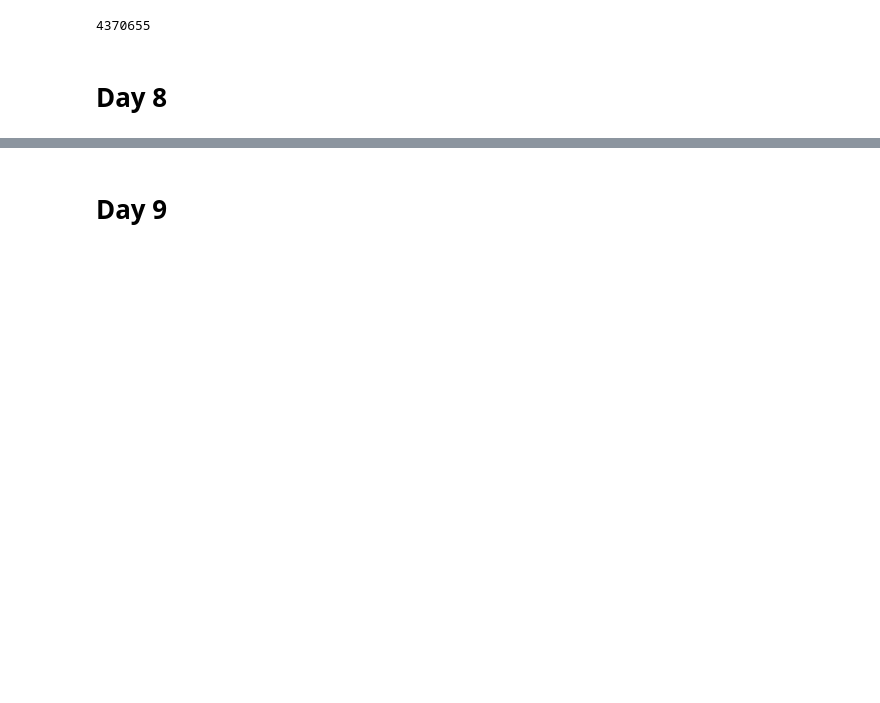
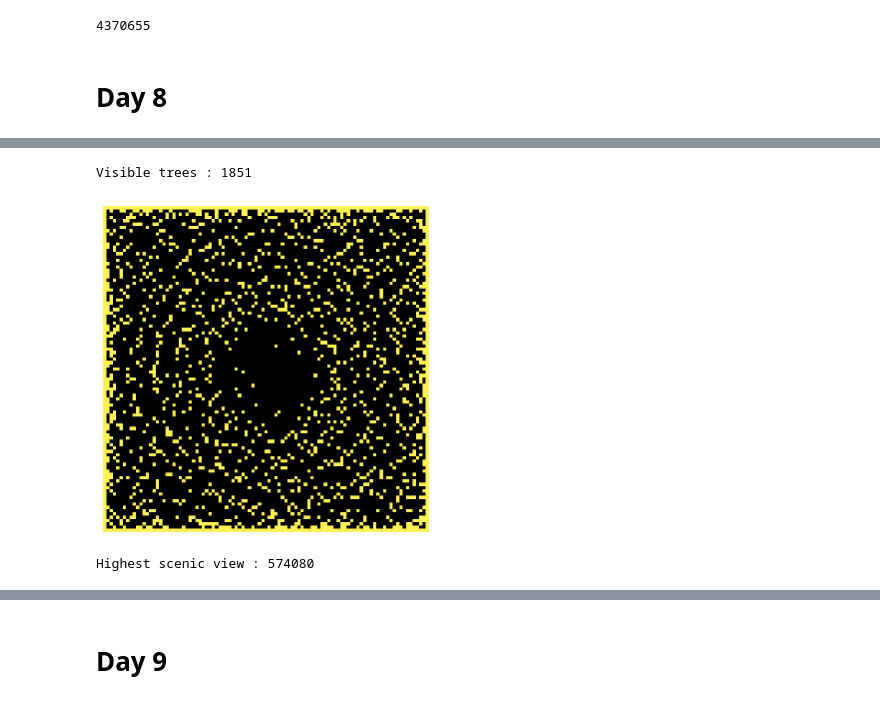
Before and after one commit to acpetit/AoC2022, a Jupyter notebook: AoC2022.ipynb, the cells around one changed output, grey strips where cells are left out. Drawn from its saved outputs; the diff is of its cells as text; code cells hidden in the pictures; blank space fills up the shorter version.

```diff
--- a/AoC2022.ipynb
+++ b/AoC2022.ipynb
@@ -261,0 +283,45 @@ min(map(Dir.size,bigdir))
+# %%
+visible = np.zeros_like(forestpad,dtype=bool)
+for k in range(1,forestpad.shape[0]-1):
+    htreeE = forestpad[:,:k].max(axis=1)
+    htreeW = forestpad[:,k+1:].max(axis=1)
+    visible[:,k] = visible[:,k] | (forestpad[:,k]>np.minimum(htreeE,htreeW))
+for k in range(1,forestpad.shape[1]-1):
+    htreeN = forestpad[:k].max(axis=0)
+    htreeS = forestpad[k+1:].max(axis=0)
+    visible[k] = visible[k] | (forestpad[k]>np.minimum(htreeN,htreeS))
+# %%
+fig,ax = plt.subplots(figsize=(6,6))
+ax.imshow(visible[1:-1,1:-1],cmap="cmr.eclipse",)
+ax.axis('off')
+print(f"Visible trees : {visible.sum()}")
+# %% [output]
+Visible trees : 1851
+[figure, added]
+# %%
+scenicview = np.pad(np.ones_like(forest[1:-1,1:-1],dtype=int),1)
+for k in range(1,forest.shape[1]-1):
+    treeE =forest[:,k,np.newaxis] <= forest[:,k::-1]
+    treeE[:,0]=False
+    distanceE = np.argmax(treeE,axis=1)
+    distanceE[distanceE==0] = k
+    treeW =forest[:,k,np.newaxis] <= forest[:,k:]
+    treeW[:,0]=False
+    distanceW = np.argmax(treeW,axis=1)
+    distanceW[distanceW==0] = forest.shape[1]-1-k
+    scenicview[:,k]*=distanceW*distanceE
+
+for k in range(1,forest.shape[0]-1):
+    treeN =forest[k,np.newaxis] <= forest[k::-1]
+    treeN[0]=False
+    distanceN = np.argmax(treeN,axis=0)
+    distanceN[distanceN==0] = k
+    treeS =forest[k,np.newaxis] <= forest[k:]
+    treeS[0]=False
+    distanceS = np.argmax(treeS,axis=0)
+    distanceS[distanceS==0] = forest.shape[0]-1-k
+    scenicview[k]*=distanceS*distanceN
+
+print(f"Highest scenic view : {np.max(scenicview)}")
+# %% [output]
+Highest scenic view : 574080
```
Also changed, not shown: parts of 6 cells of this notebook.
